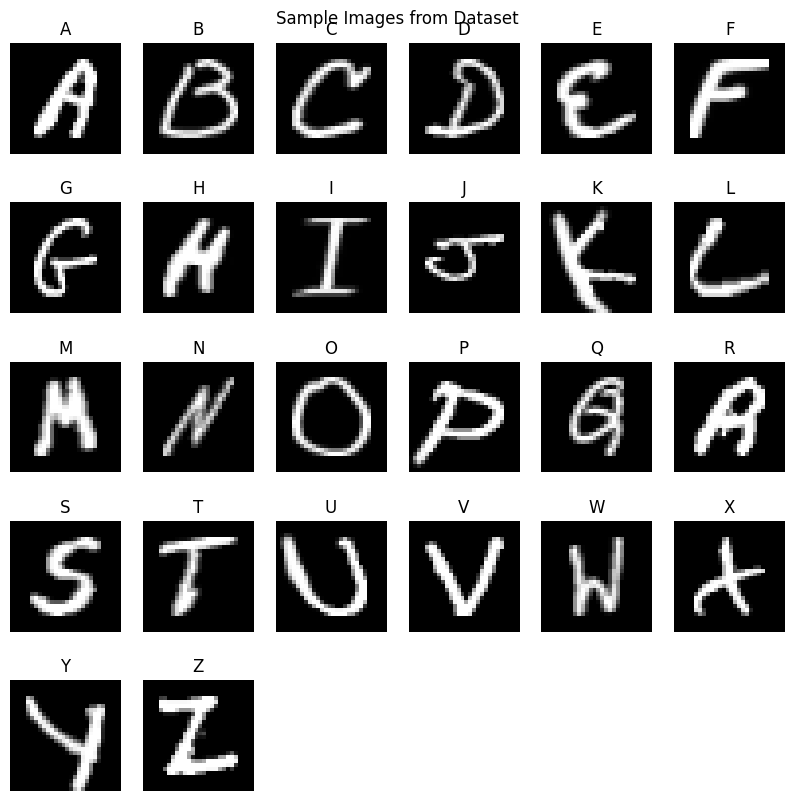
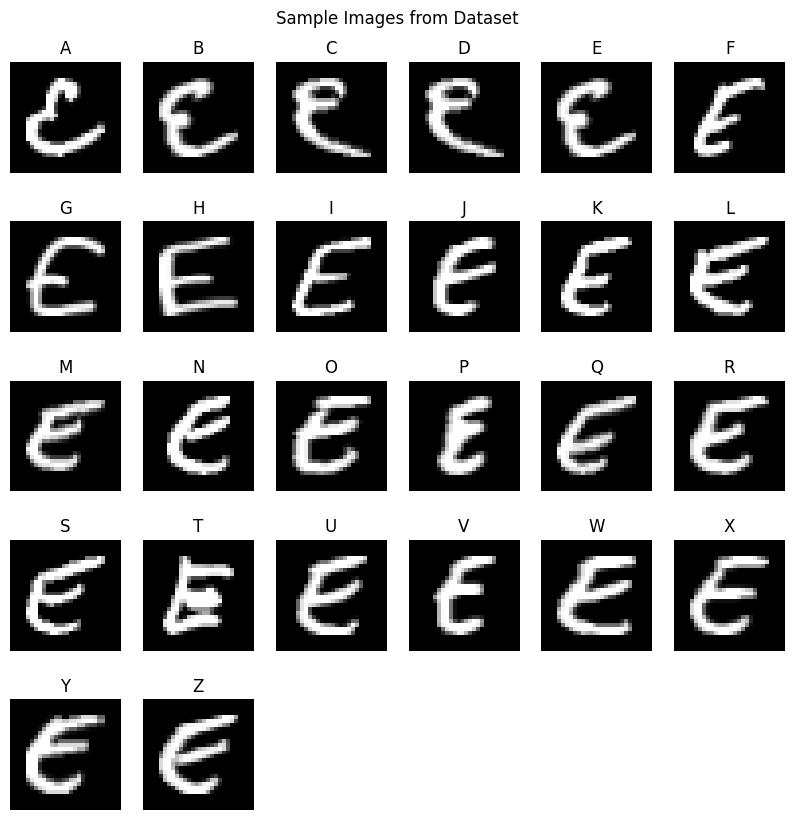
The change to this notebook cell's code, shown as a diff; its figure went from the first image to the second:
--- before
+++ after
@@ -1,8 +1,8 @@
 plt.figure(figsize=(10, 10))
-plt.title('Sample Images from Dataset')
+plt.title('Sample Images from Dataset', pad=20)
 plt.axis('off')
 for i in range(26):
     plt.subplot(5, 6, i + 1)
-    plt.imshow(X[y_raw == i][1], cmap='gray')
+    plt.imshow(X[y_raw == 4][i], cmap='gray')
     plt.title(chr(i + 65))
     plt.axis('off')

Commit: pdf added